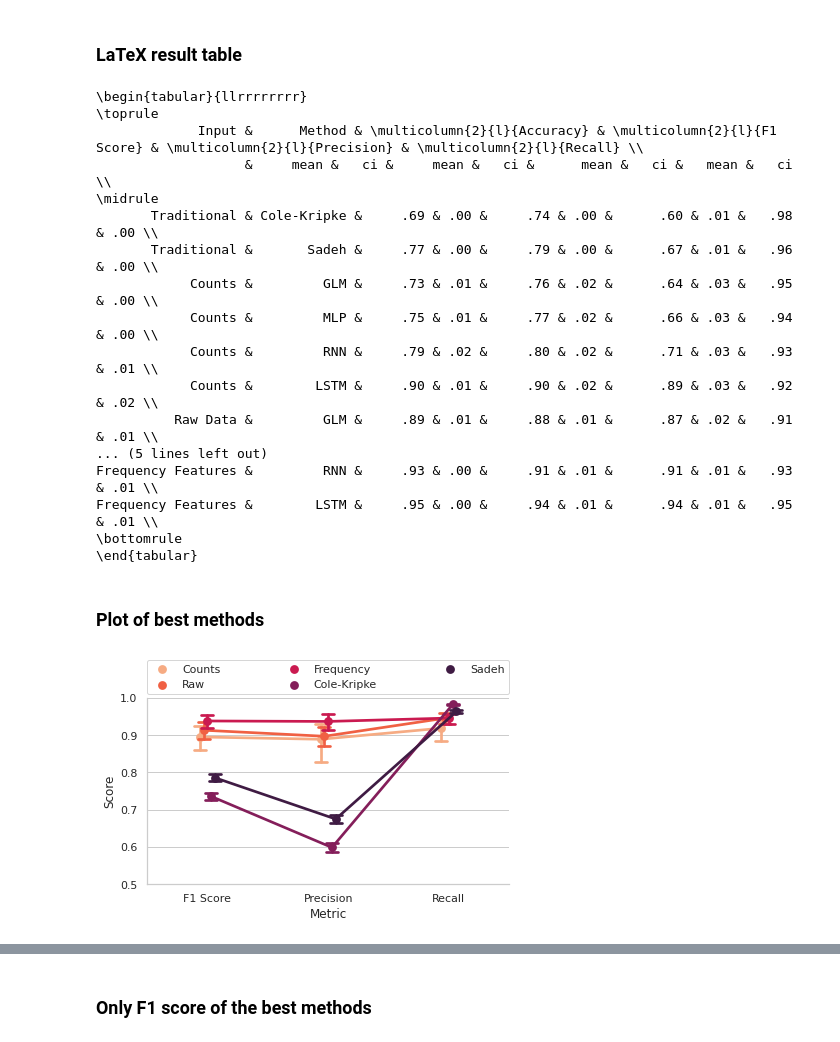
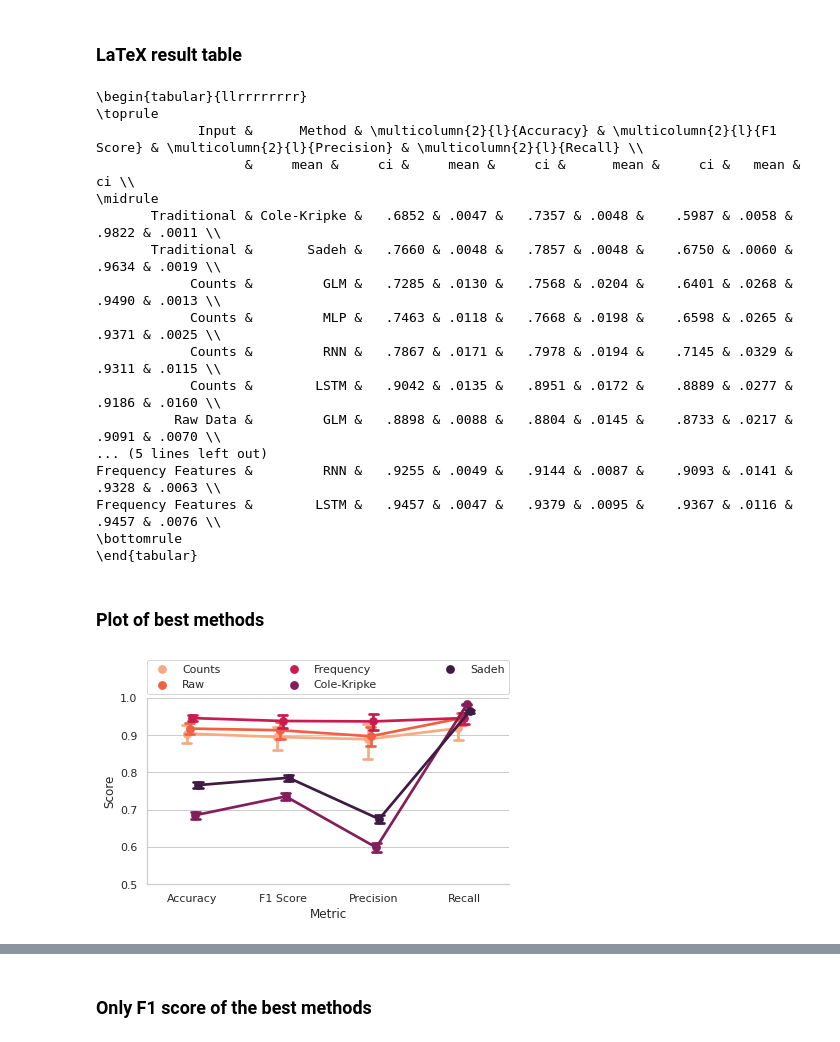
Before and after one commit to Trybnetic/tu7-acceleration-sleep-wake-classification, a Jupyter notebook: source/experiments/05_results.ipynb, the cells around one changed output, grey strips where cells are left out. Cells and saved outputs as stored; diff of their text form; code cells hidden in the pictures.

```diff
--- a/source/experiments/05_results.ipynb
+++ b/source/experiments/05_results.ipynb
@@ -338,23 +338,23 @@ agg = agg.sort_values('Input', key=lambda x: x.map(input_order))
 agg = agg.reset_index(drop=True)
 
 # Create LaTeX table
-print(agg.round(2).to_latex(index=False, escape=False).replace('0.', '.'))
+print(agg.round(4).to_latex(index=False, escape=False).replace('0.', '.'))
 # %% [output]
 \begin{tabular}{llrrrrrrrr}
 \toprule
              Input &      Method & \multicolumn{2}{l}{Accuracy} & \multicolumn{2}{l}{F1 Score} & \multicolumn{2}{l}{Precision} & \multicolumn{2}{l}{Recall} \\
-                   &     mean &   ci &     mean &   ci &      mean &   ci &   mean &   ci \\
+                   &     mean &     ci &     mean &     ci &      mean &     ci &   mean &     ci \\
 \midrule
-       Traditional & Cole-Kripke &     .69 & .00 &     .74 & .00 &      .60 & .01 &   .98 & .00 \\
-       Traditional &       Sadeh &     .77 & .00 &     .79 & .00 &      .67 & .01 &   .96 & .00 \\
-            Counts &         GLM &     .73 & .01 &     .76 & .02 &      .64 & .03 &   .95 & .00 \\
-            Counts &         MLP &     .75 & .01 &     .77 & .02 &      .66 & .03 &   .94 & .00 \\
-            Counts &         RNN &     .79 & .02 &     .80 & .02 &      .71 & .03 &   .93 & .01 \\
-            Counts &        LSTM &     .90 & .01 &     .90 & .02 &      .89 & .03 &   .92 & .02 \\
-          Raw Data &         GLM &     .89 & .01 &     .88 & .01 &      .87 & .02 &   .91 & .01 \\
+       Traditional & Cole-Kripke &   .6852 & .0047 &   .7357 & .0048 &    .5987 & .0058 & .9822 & .0011 \\
+       Traditional &       Sadeh &   .7660 & .0048 &   .7857 & .0048 &    .6750 & .0060 & .9634 & .0019 \\
+            Counts &         GLM &   .7285 & .0130 &   .7568 & .0204 &    .6401 & .0268 & .9490 & .0013 \\
+            Counts &         MLP &   .7463 & .0118 &   .7668 & .0198 &    .6598 & .0265 & .9371 & .0025 \\
+            Counts &         RNN &   .7867 & .0171 &   .7978 & .0194 &    .7145 & .0329 & .9311 & .0115 \\
+            Counts &        LSTM &   .9042 & .0135 &   .8951 & .0172 &    .8889 & .0277 & .9186 & .0160 \\
+          Raw Data &         GLM &   .8898 & .0088 &   .8804 & .0145 &    .8733 & .0217 & .9091 & .0070 \\
 ... (5 lines left out)
-Frequency Features &         RNN &     .93 & .00 &     .91 & .01 &      .91 & .01 &   .93 & .01 \\
-Frequency Features &        LSTM &     .95 & .00 &     .94 & .01 &      .94 & .01 &   .95 & .01 \\
+Frequency Features &         RNN &   .9255 & .0049 &   .9144 & .0087 &    .9093 & .0141 & .9328 & .0063 \\
+Frequency Features &        LSTM &   .9457 & .0047 &   .9379 & .0095 &    .9367 & .0116 & .9457 & .0076 \\
 \bottomrule
 \end{tabular}
 # %% [markdown]
@@ -362,27 +362,27 @@ Frequency Features &        LSTM &     .95 & .00 &     .94 & .01 &      .94 & .0
 # %%
 #best_baseline = baseline.loc[baseline["Method"] == "Sadeh", :].reset_index()
 best_baseline = baseline.reset_index()
 best_baseline.loc[:, "Input"] = best_baseline["Method"]
 
 #best_baseline.loc[:, "Input"] = "Traditional"
 best_count_lstm.loc[:, "Input"] = "Counts"
 best_raw_lstm.loc[:, "Input"] = "Raw"
 best_freq_lstm.loc[:, "Input"] = "Frequency"
 
 results = pd.concat([best_count_lstm, best_raw_lstm, best_freq_lstm, best_baseline])
 results = pd.melt(results, id_vars=['Input'],
-                  value_vars=['F1 Score', 'Precision', 'Recall'],
+                  value_vars=['Accuracy', 'F1 Score', 'Precision', 'Recall'],
                   var_name='Metric', value_name='Score')
 
 # Plot results
 g = sns.catplot(x="Metric", y="Score", hue="Input", kind="point", data=results,
                 height=4, aspect=1.5, palette = 'rocket_r', legend=False, capsize=.1,
                 dodge=True,)
 g.set(ylim=(.5,1))
 plt.legend(bbox_to_anchor=(0., 1.02, 1., .102), loc=3,
            ncol=3, mode="expand", borderaxespad=0.)
 
 #plt.legend(bbox_to_anchor=(0, -.5), loc=2)
 plt.tight_layout()
 # %% [output]
-[figure, old version]
+[figure, new version]
```
Also changed, not shown: parts of 3 cells of this notebook, 2 other files.
